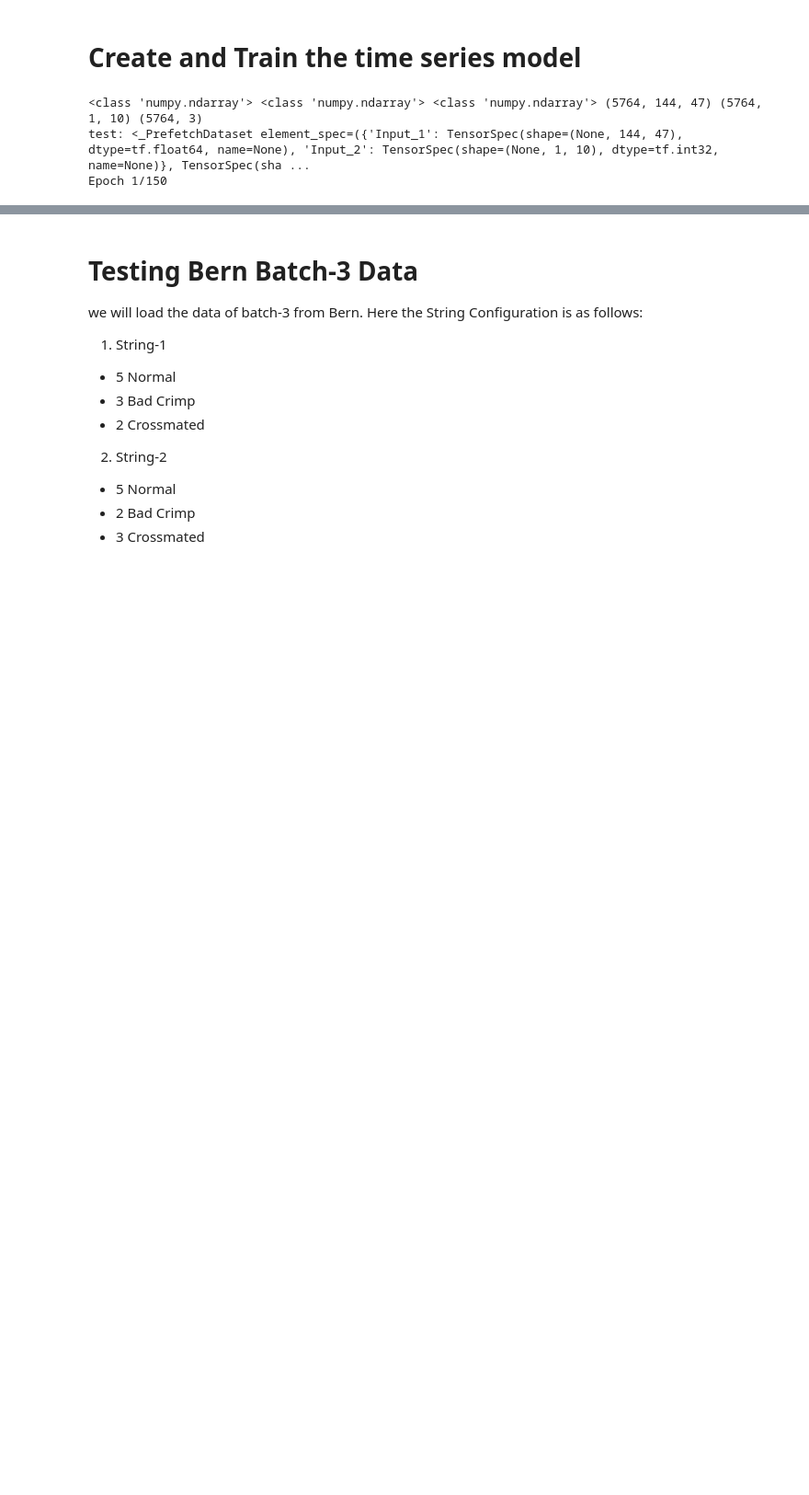
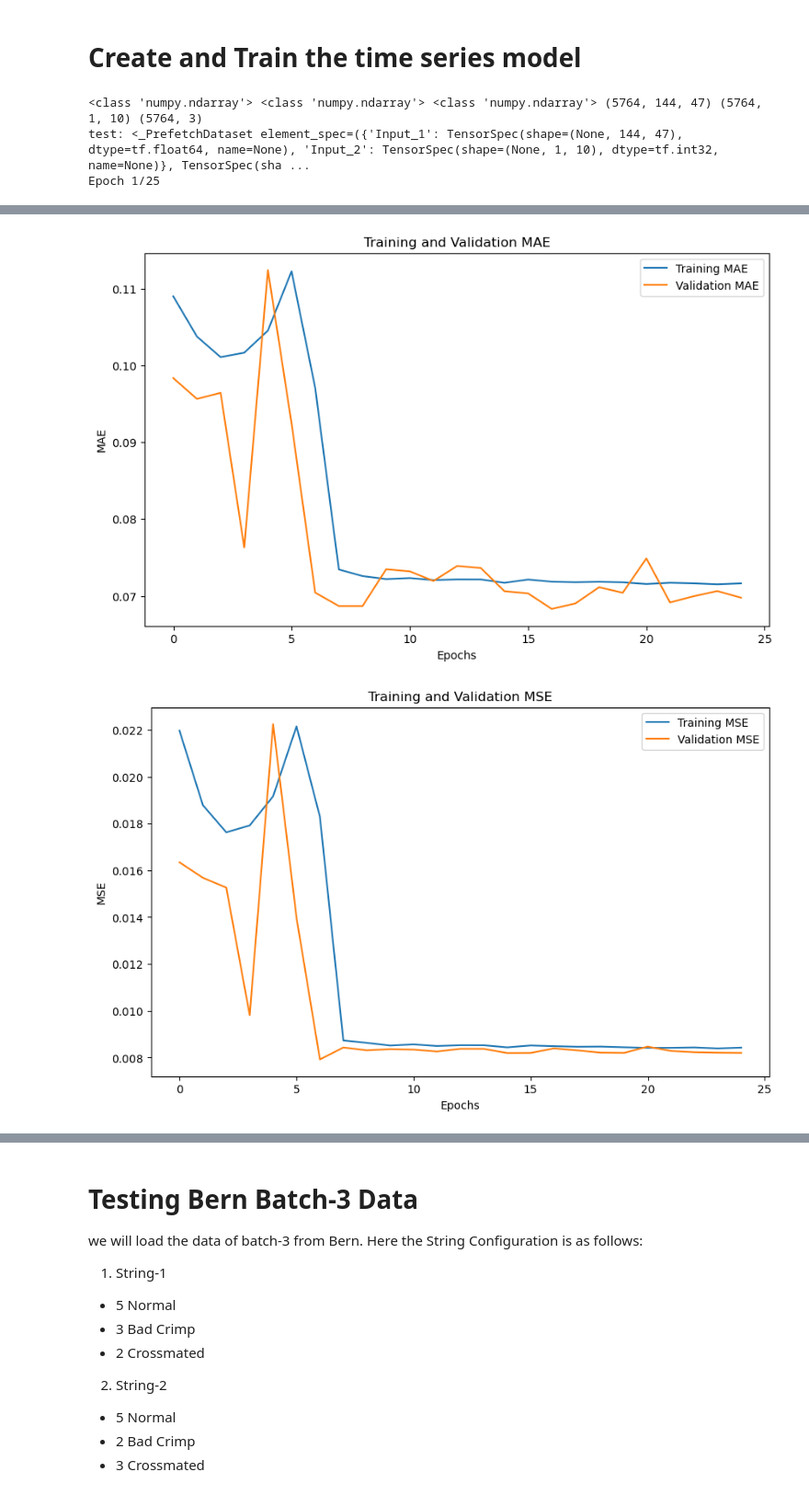
Before and after one commit to joelkaufmann/training_models, a Jupyter notebook: Stable_Combined_Phase1_and_Phase2_model.ipynb, the cells around one changed output, grey strips where cells are left out. Shown at 92% size. Saved outputs shown, nothing was run; the diff lists cells and outputs as text; code cells hidden in the pictures; blank space fills up the shorter version.

```diff
--- a/Stable_Combined_Phase1_and_Phase2_model.ipynb
+++ b/Stable_Combined_Phase1_and_Phase2_model.ipynb
@@ -1033,7 +1034,7 @@ features = len(final_dataset_X.columns)
 #scaler = StandardScaler()
 data1 = (np.array(final_dataset_X)).reshape(num_of_trainable_instances, TIMESTEPS, features)
 data2 = final_dataset_x2.reshape(final_dataset_x2.shape[0], 1, 10)
-ai_model = timeseries_ml_model(time_steps= TIMESTEPS, input_features=features, epochs=150, save_best_model_during_training=True)
+ai_model = timeseries_ml_model(time_steps= TIMESTEPS, input_features=features, epochs=25, save_best_model_during_training=True)
 ai_model.get_data(data1, data2, final_dataset_y, 'train')
 
 ai_model.make_model()
@@ -1072,4 +1073,4 @@ plt.show()
 # %% [output]
 <class 'numpy.ndarray'> <class 'numpy.ndarray'> <class 'numpy.ndarray'> (5764, 144, 47) (5764, 1, 10) (5764, 3)
 test: <_PrefetchDataset element_spec=({'Input_1': TensorSpec(shape=(None, 144, 47), dtype=tf.float64, name=None), 'Input_2': TensorSpec(shape=(None, 1, 10), dtype=tf.int32, name=None)}, TensorSpec(sha ...
-Epoch 1/150
+Epoch 1/25
@@ -1092,0 +1094,2 @@ Epoch 24/150
+[figure, added]
+[figure, added]
```
Also changed, not shown: parts of 9 cells of this notebook, 20 other files.
